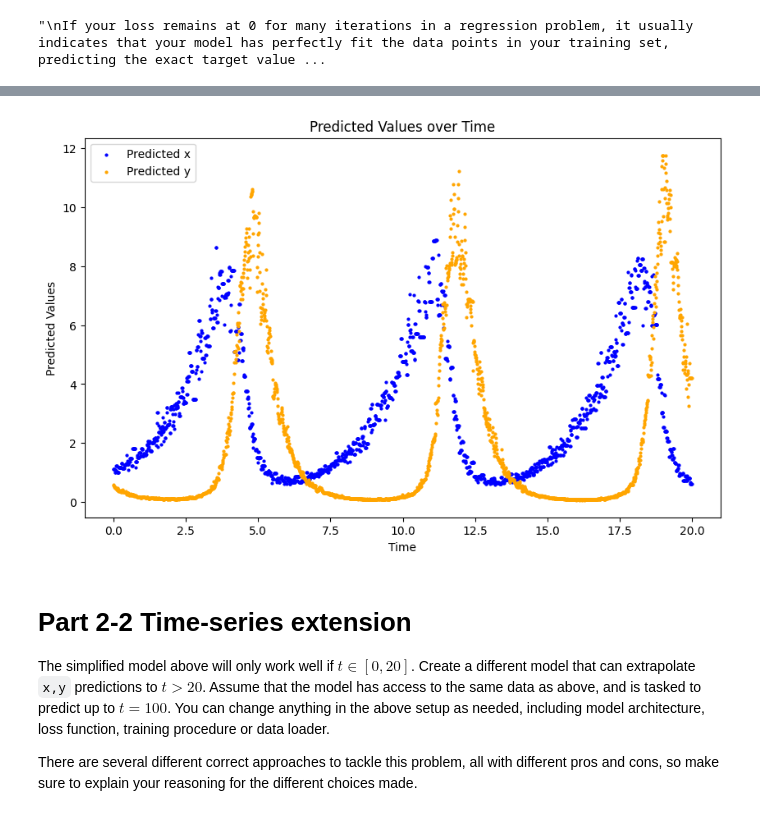
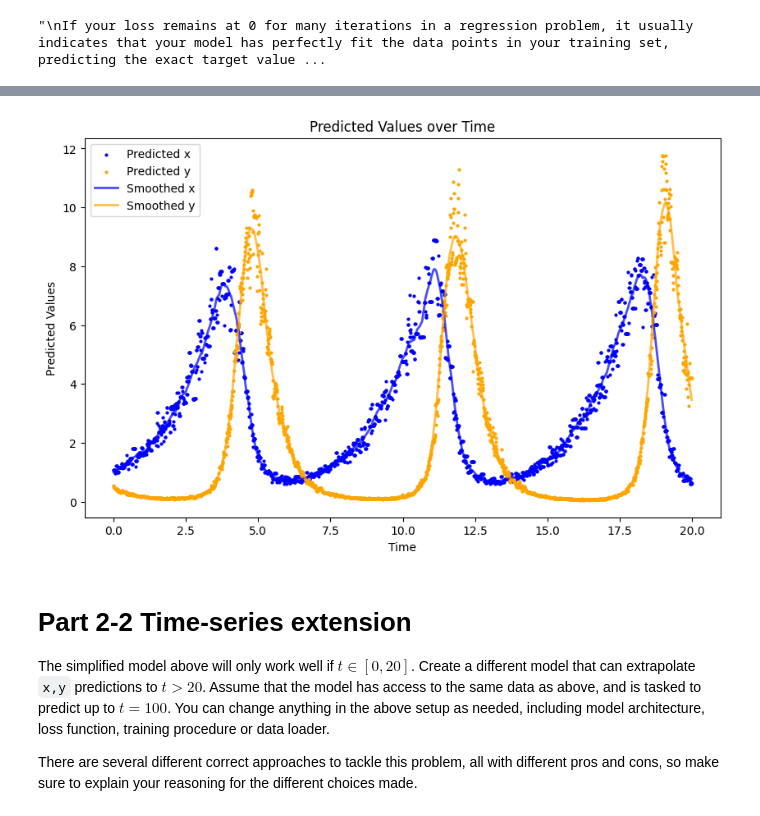
Before and after one commit to jnqeras/ARC, a Jupyter notebook: Copia_de_Homework_Assignment_V4.ipynb, the cells around one changed output, grey strips where cells are left out. Saved outputs shown, nothing was run; the diff lists cells and outputs as text; code cells hidden in the pictures.

```diff
--- a/Copia_de_Homework_Assignment_V4.ipynb
+++ b/Copia_de_Homework_Assignment_V4.ipynb
@@ -201,12 +201,13 @@ import torch.nn as nn
 import torch.nn.functional as F
 import torch.optim as optim
 import pandas as pd
-from scipy.optimize import curve_fit # fixme: agregado por mi, ver que finalmente se use.
+# from scipy.optimize import curve_fit # fixme: comentado porque creo que no se usa, si no se rompe nada, la puedo borrar.
 
 
 HIDDEN_DIM = 32  # Define hidden dimension here # Fixme: esto lo agregué yo. # fixme: creo que tiene que corresponderse con el largo de DATASET_TYPE, en este caso es un float32 (pero esto también lo elegí yo arbitrariamente).
 BATCH_SIZE = 32  # Fixme: esto lo agregué yo porque el ejercicio original tenía BATCH_SIZE, pero en ningún lado lo instanciaba. Fixme: probar con distintos valores de BATCH_SIZE a ver cómo cambia la performance.
-DATASET_TYPE = np.float32 # Fixme: esto lo agregué yo para definir una única vez el tipo del dataset, ver si hay una forma más elegante de resolver esto.
+DATASET_TYPE = np.float32
+EPOCHS = 300
 # Set pandas display options to show more precision
 pd.set_option('display.precision', 16) # Fixme: esto es solo para debugging, cuando lo termine, puedo borrar esta línea. # Fixme: tengo que ver que pasa si cambio la precisssion, ya vi que si pongo mayor a 16, aparecen valore que no están en el csv, tengo que estar seguro de que estos valores no afectan cálculos posteriores.
 # %%
@@ -320,2 +318,12 @@ trainloader = torch.utils.data.DataLoader(
+# %%
+dataset = TimeSeriesDataset('https://gist.githubusercontent.com/tmramalho/51733432c88e2b834dbd70353849f887/raw/676636d9e8512963005a318cb9b98060feadb641/data.csv')
+
+# Create a DataLoader to efficiently load data during training
+trainloader = torch.utils.data.DataLoader(
+    dataset,  # Pass the dataset object which provides samples
+    batch_size=BATCH_SIZE,  # Defines the number of samples to be loaded per batch, crucial for managing memory and training speed
+    shuffle=True,  # Shuffle the data at the start of each epoch to help the model generalize better by breaking any order in the data
+    num_workers=2  # Number of subprocesses used for data loading; using more workers speeds up data loading by parallelizing the process
+)
 # %%
 def loss_fn(outputs, labels):
@@ -409,43 +414,60 @@ from scipy.optimize import curve_fit # fixme:si lo uso, pasar para arriba.
 # %%
 # Plot results to validate training
-# Fixme todo a continuación es agregado por mí.
 # Fixme: revisar si los plots tienen sentido, creo que los puntos son los datos del CSV y lo la linea conínua son las predicciones del moedelo.
+# Fixme: revisar y entender bien esta celda.
 net.eval()  # Set the model to evaluation mode
 
 predicted_x = []
 predicted_y = []
 time_values = []
 
 # Iterate over the dataset to gather predictions and time values
 with torch.no_grad():
     for data in trainloader:
         inputs, labels = data
         outputs = net(inputs)
 
         predicted_x.extend(outputs[:, 0].tolist())
         predicted_y.extend(outputs[:, 1].tolist())
         time_values.extend(inputs[:, 0].tolist())
 
 # Convert lists to numpy arrays for plotting
 predicted_x = np.array(predicted_x)
 predicted_y = np.array(predicted_y)
 time_values = np.array(time_values)
 
-# Plotting
+# fixme: if I use this, bring it to the top of this section.
+from scipy.ndimage import gaussian_filter1d  # Importing Gaussian filter
+
+# Sort the values by time to plot the line correctly
+sorted_indices = np.argsort(time_values)
+sorted_time_values = time_values[sorted_indices]
+sorted_predicted_x = predicted_x[sorted_indices]
+sorted_predicted_y = predicted_y[sorted_indices]
+
+# Apply Gaussian filtering to smooth the sorted predicted values
+gaussian_predicted_x = gaussian_filter1d(sorted_predicted_x, sigma=5)
+gaussian_predicted_y = gaussian_filter1d(sorted_predicted_y, sigma=5)
+
+# Plotting Section with Smooth Lines using Savitzky-Golay Filter
 plt.figure(figsize=(10, 6))
 
 # Scatter plot for predicted values colored by 'x' and 'y'
 plt.scatter(time_values, predicted_x, color='blue', s=4, label='Predicted x')
-plt.scatter(time_values, predicted_y, color='orange', s=4,  label='Predicted y')
+plt.scatter(time_values, predicted_y, color='orange', s=4, label='Predicted y')
+
+# Plot the smoothed lines
+plt.plot(sorted_time_values, smooth_predicted_x, color='blue', alpha=0.7, linewidth=2, label='Smoothed x')  # Smooth line for x values
+plt.plot(sorted_time_values, smooth_predicted_y, color='orange', alpha=0.7, linewidth=2, label='Smoothed y')  # Smooth line for y values
 
 plt.xlabel('Time')
 plt.ylabel('Predicted Values')
 plt.title('Predicted Values over Time')
 plt.legend()
 
 plt.show()
 # %% [output]
-[figure, old version]
+[figure, new version]
 # %% [markdown]
 # Part 2-2 Time-series extension
 
```
Also changed, not shown: parts of 10 cells of this notebook.
